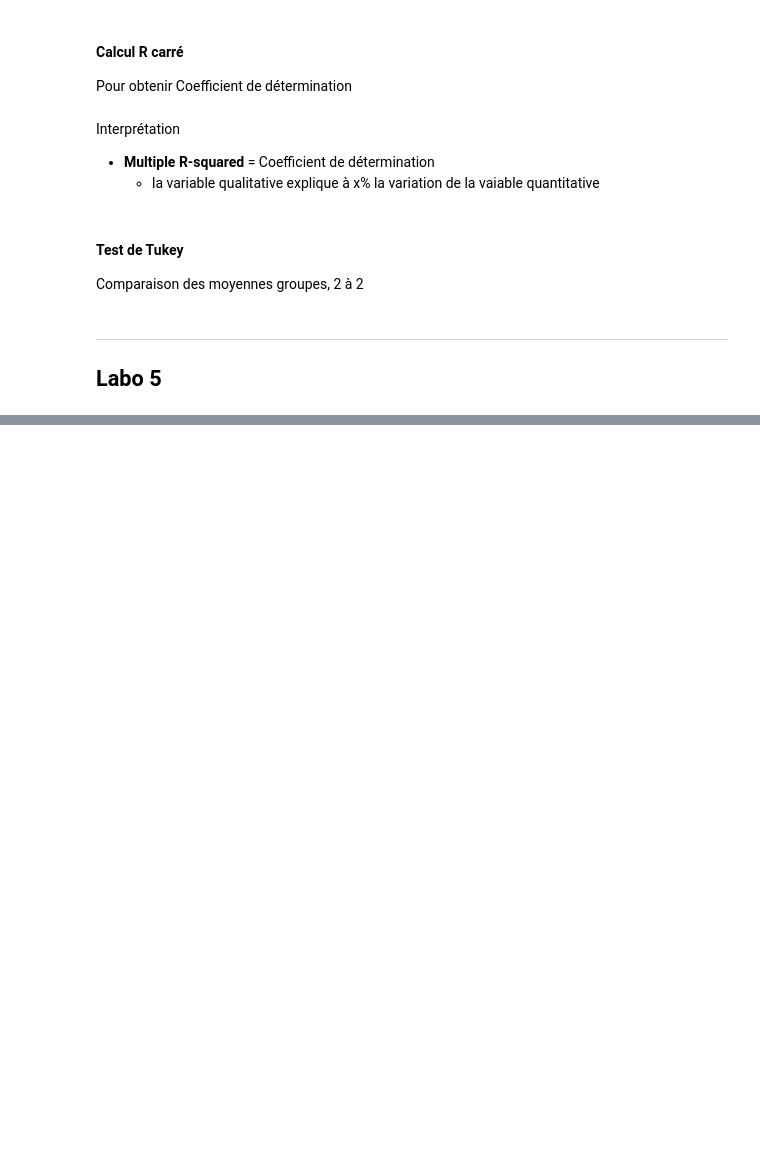
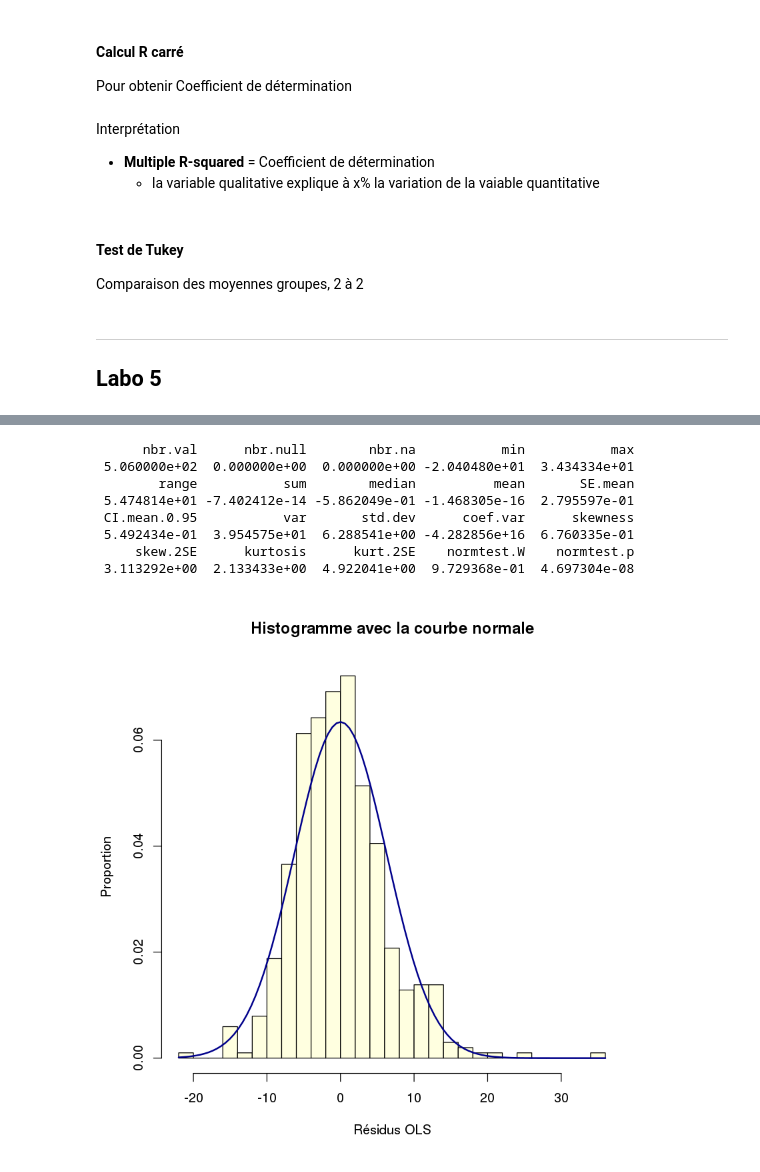
Before and after one commit to giotta/EUR8217, a Jupyter notebook: labo/labo-R.ipynb, the cells around one changed output, grey strips where cells are left out. Saved outputs shown, nothing was run; the diff lists cells and outputs as text; code cells hidden in the pictures; blank space fills up the shorter version.

```diff
--- a/labo/labo-R.ipynb
+++ b/labo/labo-R.ipynb
@@ -577,0 +486,11 @@ stat.desc(residuals(ols2), basic=TRUE, norm=TRUE)
+# %%
+# import
+library(foreign)
+library(MASS)
+library(sas7bdat)
+library(pastecs)
+library(car)
+
+# data
+MTL <- read.sas7bdat("data/labo5/pauvretemtl.sas7bdat", debug=FALSE)
+names(MTL)
@@ -577,0 +519,12 @@ stat.desc(residuals(ols2), basic=TRUE, norm=TRUE)
+# %%
+# regression lineaire multiple
+ols <- lm(
+    FAIBREVPCT ~
+    SqrtChom +
+    MONOPCT +
+    menage1per +
+    SqrtImmig +
+    pasecol1524 +
+    tpspartiel,
+    data=MTL)
+summary(ols)
@@ -577,0 +597,17 @@ stat.desc(residuals(ols2), basic=TRUE, norm=TRUE)
+# %%
+## Histogramme sur les résidus et vérification de la normalité des résidus
+m <- mean(residuals(ols))
+std <- sd(residuals(ols))
+hist(residuals(ols), col="lightyellow", breaks=20, prob=TRUE, xlab="Résidus OLS", ylab = "Proportion", main="Histogramme avec la courbe normale")
+curve(dnorm(x, mean=m, sd=std), col="darkblue", lwd=2, add=TRUE)
+stat.desc(residuals(ols), basic=TRUE, norm=TRUE)
+# %% [output]
+      nbr.val      nbr.null        nbr.na           min           max
+ 5.060000e+02  0.000000e+00  0.000000e+00 -2.040480e+01  3.434334e+01
+        range           sum        median          mean       SE.mean
+ 5.474814e+01 -7.402412e-14 -5.862049e-01 -1.468305e-16  2.795597e-01
+ CI.mean.0.95           var       std.dev      coef.var      skewness
+ 5.492434e-01  3.954575e+01  6.288541e+00 -4.282856e+16  6.760335e-01
+     skew.2SE      kurtosis      kurt.2SE    normtest.W    normtest.p
+ 3.113292e+00  2.133433e+00  4.922041e+00  9.729368e-01  4.697304e-08
+[figure, added]
```
Also changed, not shown: parts of 25 cells of this notebook, 2 other files.
